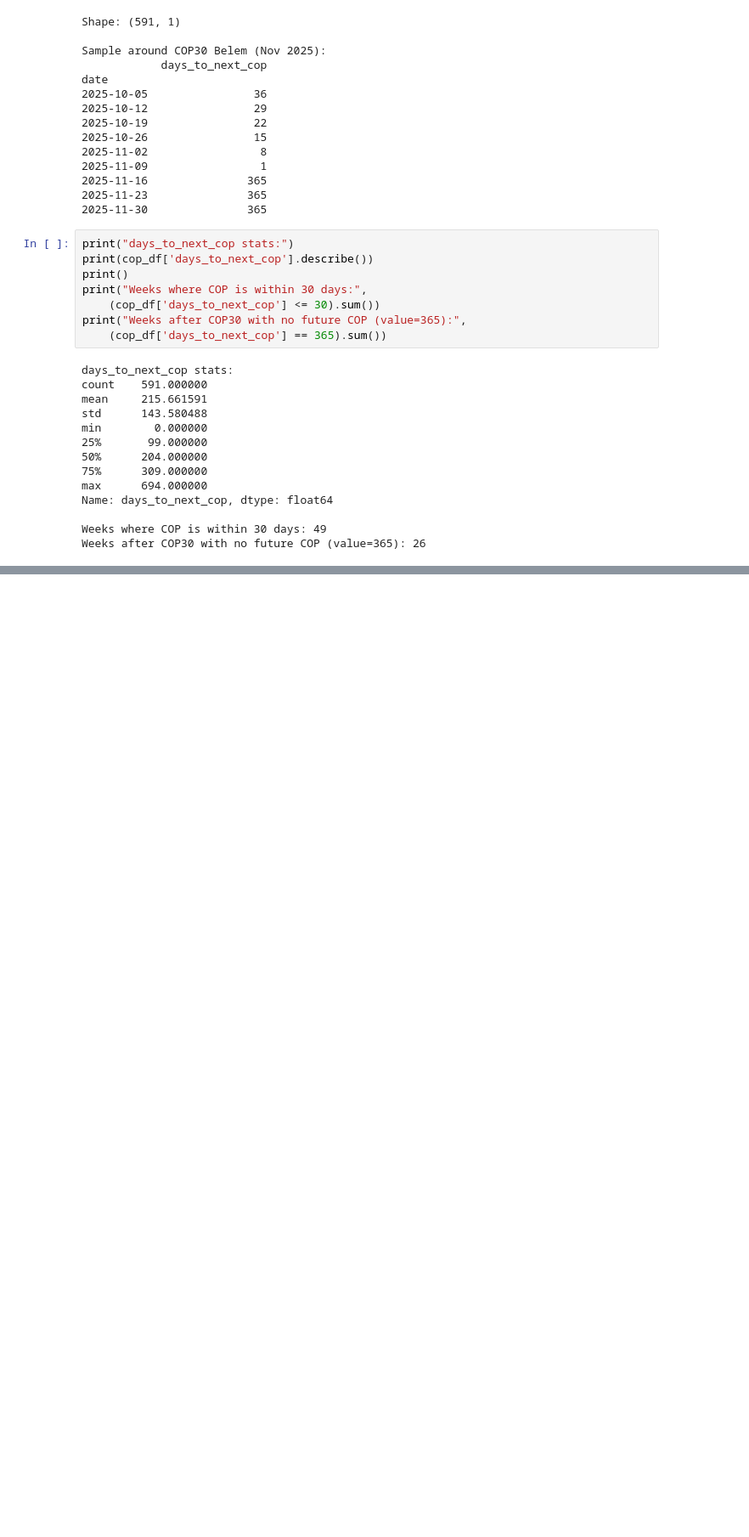
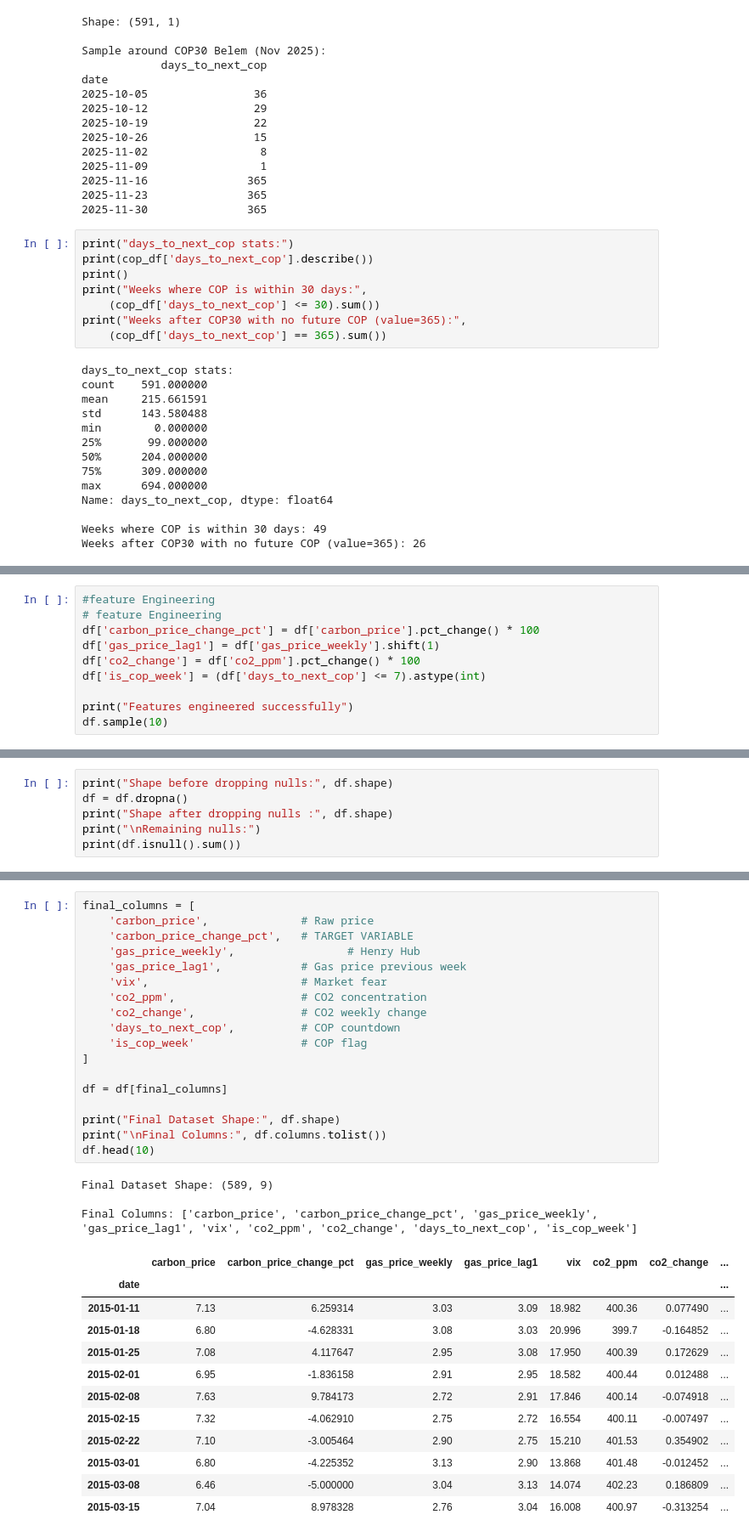
Before and after one commit to Rajdeep0010/Carbon-Credit-Price-Signal-Modelling, a Jupyter notebook: notebooks/01_data_preparation.ipynb, the cells around one changed output, grey strips where cells are left out. Shown at 85% size. Saved outputs shown, nothing was run; the diff lists cells and outputs as text; blank space fills up the shorter version.

```diff
--- a/notebooks/01_data_preparation.ipynb
+++ b/notebooks/01_data_preparation.ipynb
@@ -522,0 +530,10 @@ dtype: int64
+# %%
+#feature Engineering
+# feature Engineering
+df['carbon_price_change_pct'] = df['carbon_price'].pct_change() * 100
+df['gas_price_lag1'] = df['gas_price_weekly'].shift(1)
+df['co2_change'] = df['co2_ppm'].pct_change() * 100
+df['is_cop_week'] = (df['days_to_next_cop'] <= 7).astype(int)
+
+print("Features engineered successfully")
+df.sample(10)
@@ -522,0 +561,6 @@ dtype: int64
+# %%
+print("Shape before dropping nulls:", df.shape)
+df = df.dropna()
+print("Shape after dropping nulls :", df.shape)
+print("\nRemaining nulls:")
+print(df.isnull().sum())
@@ -522,0 +582,34 @@ dtype: int64
+# %%
+final_columns = [
+    'carbon_price',              # Raw price
+    'carbon_price_change_pct',   # TARGET VARIABLE
+    'gas_price_weekly',                 # Henry Hub
+    'gas_price_lag1',            # Gas price previous week
+    'vix',                       # Market fear
+    'co2_ppm',                   # CO2 concentration
+    'co2_change',                # CO2 weekly change
+    'days_to_next_cop',          # COP countdown
+    'is_cop_week'                # COP flag
+]
+
+df = df[final_columns]
+
+print("Final Dataset Shape:", df.shape)
+print("\nFinal Columns:", df.columns.tolist())
+df.head(10)
+# %% [output]
+Final Dataset Shape: (589, 9)
+
+Final Columns: ['carbon_price', 'carbon_price_change_pct', 'gas_price_weekly', 'gas_price_lag1', 'vix', 'co2_ppm', 'co2_change', 'days_to_next_cop', 'is_cop_week']
+|  | carbon_price | carbon_price_change_pct | gas_price_weekly | gas_price_lag1 | vix | co2_ppm | co2_change | ... |
+| date |  |  |  |  |  |  |  | ... |
+| 2015-01-11 | 7.13 | 6.259314 | 3.03 | 3.09 | 18.982 | 400.36 | 0.077490 | ... |
+| 2015-01-18 | 6.80 | -4.628331 | 3.08 | 3.03 | 20.996 | 399.7 | -0.164852 | ... |
+| 2015-01-25 | 7.08 | 4.117647 | 2.95 | 3.08 | 17.950 | 400.39 | 0.172629 | ... |
+| 2015-02-01 | 6.95 | -1.836158 | 2.91 | 2.95 | 18.582 | 400.44 | 0.012488 | ... |
+| 2015-02-08 | 7.63 | 9.784173 | 2.72 | 2.91 | 17.846 | 400.14 | -0.074918 | ... |
+| 2015-02-15 | 7.32 | -4.062910 | 2.75 | 2.72 | 16.554 | 400.11 | -0.007497 | ... |
+| 2015-02-22 | 7.10 | -3.005464 | 2.90 | 2.75 | 15.210 | 401.53 | 0.354902 | ... |
+| 2015-03-01 | 6.80 | -4.225352 | 3.13 | 2.90 | 13.868 | 401.48 | -0.012452 | ... |
+| 2015-03-08 | 6.46 | -5.000000 | 3.04 | 3.13 | 14.074 | 402.23 | 0.186809 | ... |
+| 2015-03-15 | 7.04 | 8.978328 | 2.76 | 3.04 | 16.008 | 400.97 | -0.313254 | ... |
```
Also changed, not shown: parts of 21 cells of this notebook, 1 other file.
